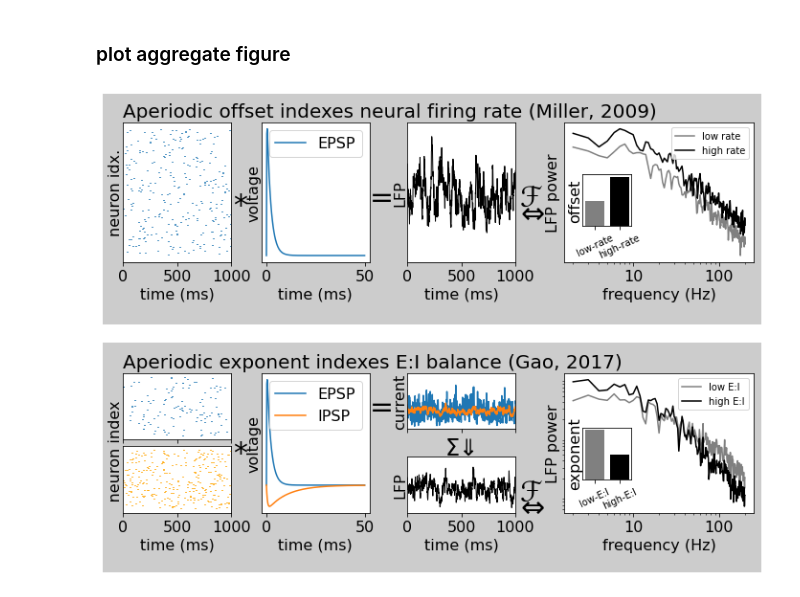
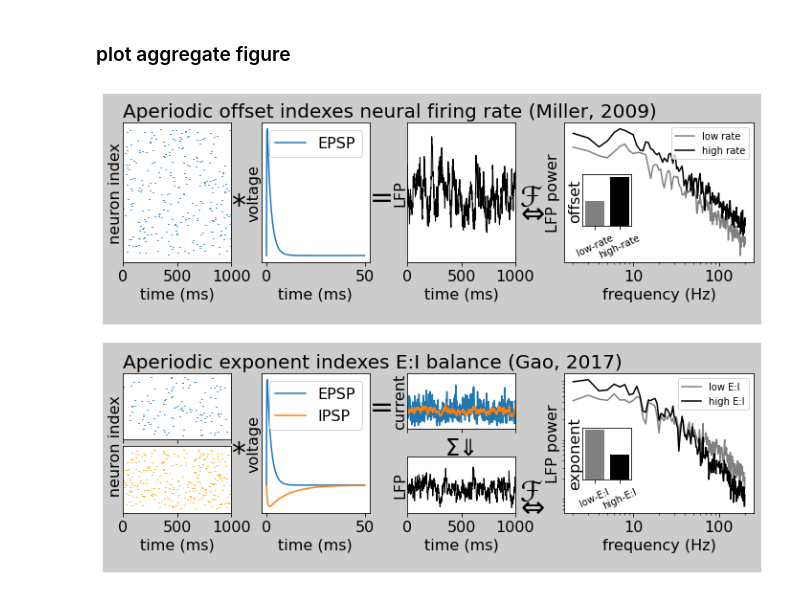
Before and after one commit to voytekresearch/v1_v4_1024_elec, a Jupyter notebook: notebooks/sfn_2024/panel_known.ipynb, the cells around one changed output. Drawn from its saved outputs; the diff is of its cells as text; code cells hidden in the pictures.

```diff
--- a/notebooks/sfn_2024/panel_known.ipynb
+++ b/notebooks/sfn_2024/panel_known.ipynb
@@ -357,7 +357,6 @@ ax_2d_eq.set_axis_off()
 ax_2d_eq.text(0.35,0.1, "\u03A3\u21d3", size=eq_size_2)
 
 ax_2d_a = fig.add_subplot(gs_r2_d[0,0])
-# ax_2d_a.plot(t_lfp_2*1000, conductance_e+np.max(conductance_i), label='excitatory')
 ax_2d_a.plot(t_lfp_2*1000, conductance_e, label='excitatory')
 ax_2d_a.plot(t_lfp_2*1000, conductance_i, label='inhibitory')
 ax_2d_a.set(ylabel="current")
@@ -417,40 +416,39 @@ for ax in[ax_1d, ax_2d_b]:
 for ax in [ax_1b, ax_2b_b]:
     ax.set_xticks([0, 0.5, 1])
     ax.set_xticklabels(('0', '500', '1000'))
-    ax.set(xlabel="time (ms)")#, ylabel="neuron idx.")
-ax_1b.set_ylabel("neuron idx.")
-ax_2b_b.set_ylabel("            neuron index")
+    ax.set(xlabel="time (ms)")
+ax_1b.set_ylabel("neuron index")
+ax_2b_b.set_ylabel("              neuron index")
 ax_2b_a.set_xticks([0, 0.5, 1])
 ax_2b_a.set_xticklabels([])
-# ax_2b_a.set(xlabel="", ylabel="neuron idx.")
 
 ### add equation symbols between plots #########################################
 ax_1eq0 = fig.add_subplot(gs_r0[0,1])
 ax_1eq1 = fig.add_subplot(gs_r0[0,3])
 ax_1eq2 = fig.add_subplot(gs_r0[0,5])
 ax_2eq0 = fig.add_subplot(gs_r1[0,1])
 ax_2eq1 = fig.add_subplot(gs_r1[0,3])
 ax_2eq2 = fig.add_subplot(gs_r1[0,5])
 
 for ax in [ax_1eq0, ax_1eq1, ax_1eq2, ax_2eq0, ax_2eq1, ax_2eq2]:
     ax.set_axis_off()
-ax_1eq0.text(0.05, 0.35, "\u002a", size=eq_size)
+ax_1eq0.text(0.0, 0.35, "\u002a", size=eq_size)
 ax_1eq1.text(0.0, 0.4, "=", size=eq_size)
 ax_1eq2.text(0.1, 0.28, "\u2131\n\u21D4", size=eq_size, linespacing=0.5)
 
-ax_2eq0.text(0.05, 0.37, "\u002a", size=eq_size)
+ax_2eq0.text(0.0, 0.37, "\u002a", size=eq_size)
 ax_2eq1.text(0.0, 0.7, "=", size=eq_size)
 ax_2eq2.text(0.1, -0.03, "\u2131\n\u21D4", size=eq_size, linespacing=0.5)
 
 # color each row
 fig.add_artist(Rectangle((0.1, 0.49), width=0.81, height=0.445,
                          facecolor='grey', alpha=0.4, zorder=0))
 fig.add_artist(Rectangle((0.1, 0.01), width=0.81, height=0.445,
                          facecolor='grey', alpha=0.4, zorder=0))
 
 plt.savefig(f'{EXTERNAL_PATH}/figures/sfn_2024//known_gao_miller.png',
             bbox_inches=Bbox([[0, 0],[fig_width+0.2, fig_height+0.2]]), dpi=600)
 
 plt.show()
 # %% [output]
-[figure, old version]
+[figure, new version]
```
